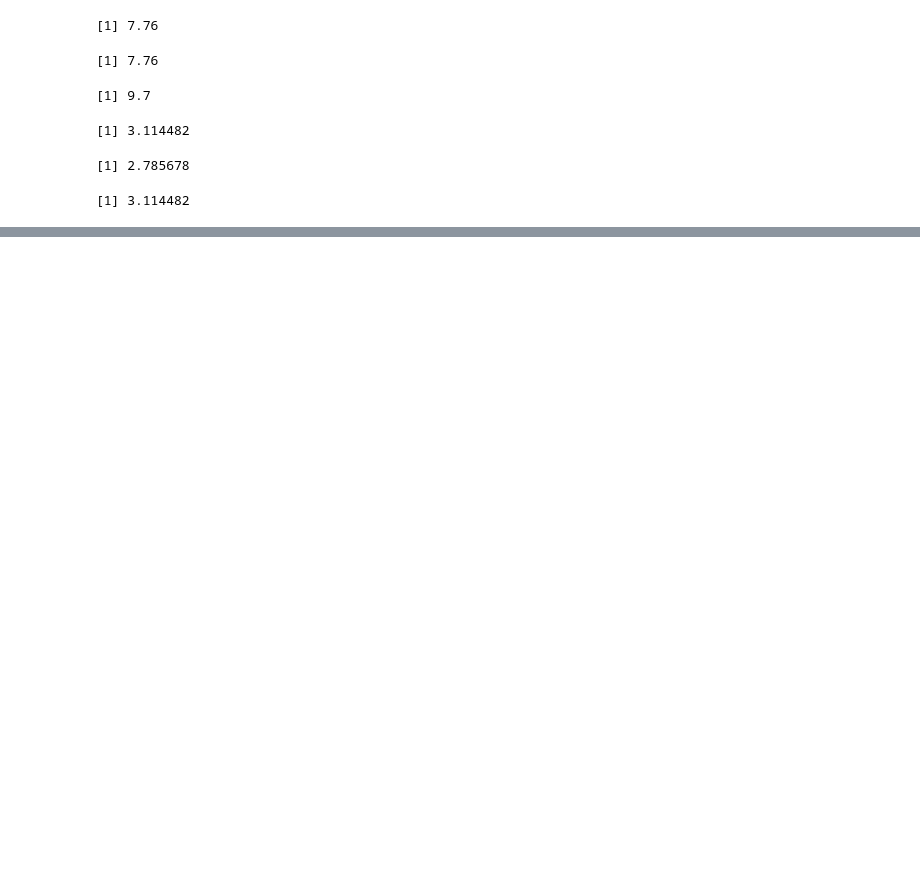
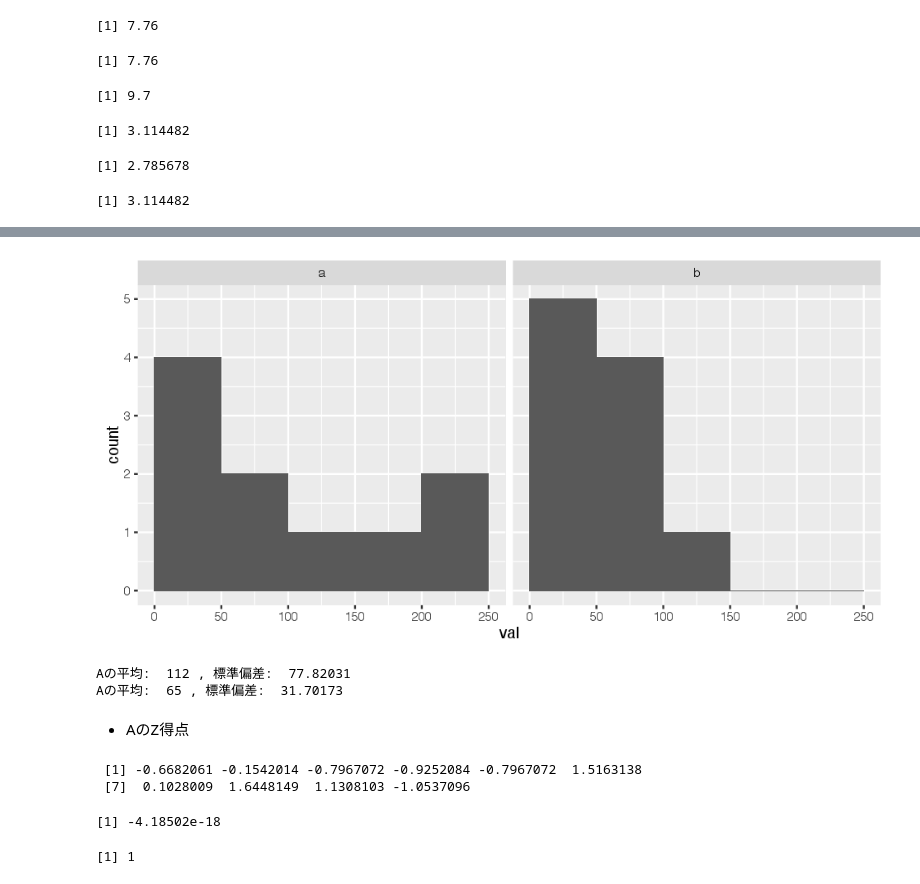
Before and after one commit to whatalnk/r-easy-stat, a Jupyter notebook: Chap02.ipynb, the cells around one changed output, grey strips where cells are left out. Drawn from its saved outputs; the diff is of its cells as text; code cells hidden in the pictures; blank space fills up the shorter version.

```diff
--- a/Chap02.ipynb
+++ b/Chap02.ipynb
@@ -134,0 +218,32 @@ sqrt(my_var(testA) *  length(testA) / (length(testA) - 1))
+# %%
+data.frame(a = a, b = b) %>>%
+    tidyr::gather(key, val, a:b) %>>%
+    ggplot(aes(x = val)) +
+        geom_histogram(breaks = hist(a, plot = FALSE)$breaks) -> gp
+gp + facet_wrap(~key)
+# %% [output]
+[figure, added]
+# %%
+sd_a <- (a-mean(a))^2 %>>% mean %>>% sqrt
+sd_b <- (b-mean(b))^2 %>>% mean %>>% sqrt
+cat("Aの平均: ", mean(a), ", 標準偏差: ", sd_a, "\n")
+cat("Aの平均: ", mean(b), ", 標準偏差: ", sd_b, "\n")
+# %% [output]
+Aの平均:  112 , 標準偏差:  77.82031
+Aの平均:  65 , 標準偏差:  31.70173
+# %% [markdown]
+* AのZ得点
+# %%
+z_a <- (a - mean(a)) / sd_a
+z_a
+# %% [output]
+ [1] -0.6682061 -0.1542014 -0.7967072 -0.9252084 -0.7967072  1.5163138
+ [7]  0.1028009  1.6448149  1.1308103 -1.0537096
+# %%
+mean(z_a)
+# %% [output]
+[1] -4.18502e-18
+# %%
+(z_a - mean(z_a))^2 %>>% mean %>>% sqrt
+# %% [output]
+[1] 1
```
Also changed, not shown: parts of 29 cells of this notebook.
